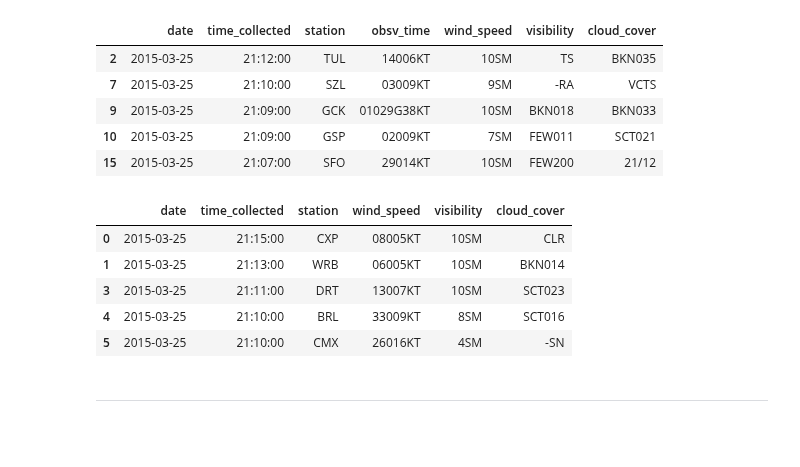
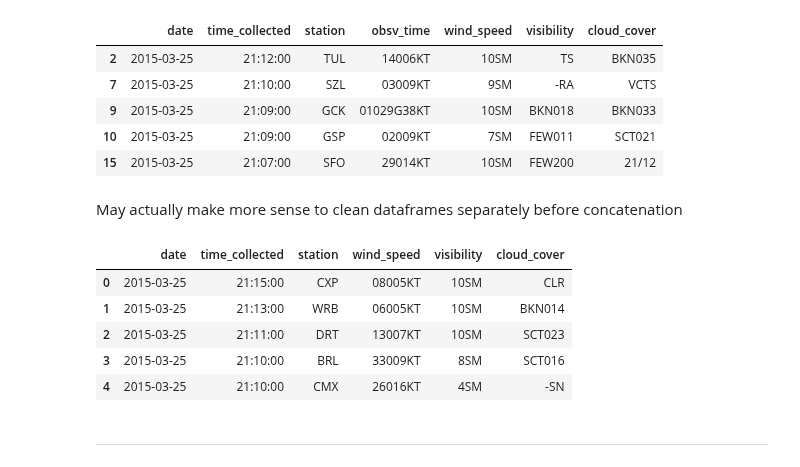
Before and after one commit to hank-butler/METAR_Data, a Jupyter notebook: code/01-data-cleaning.ipynb, the cells around one changed output. Saved outputs shown, nothing was run; the diff lists cells and outputs as text; code cells hidden in the pictures; blank space fills up the shorter version.

Commit message:
notes, reset index

```diff
--- a/code/01-data-cleaning.ipynb
+++ b/code/01-data-cleaning.ipynb
@@ -480,19 +481,23 @@ df_non_auto.head()
 | 15 | 2015-03-25 | 21:07:00 | SFO | 29014KT | 10SM | FEW200 | 21/12 |
 # %%
 assert df_non_auto.shape[1] == df_auto.shape[1]
+# %% [markdown]
+May actually make more sense to clean dataframes separately before concatenation
 # %%
 combined_df = pd.concat([df_auto, df_non_auto])
 
 combined_df.drop(columns = 'obsv_time', inplace = True)
 
+combined_df.reset_index(inplace = True, drop = True)
+
 combined_df.head()
 # %% [output]
 |  | date | time_collected | station | wind_speed | visibility | cloud_cover |
 | 0 | 2015-03-25 | 21:15:00 | CXP | 08005KT | 10SM | CLR |
 | 1 | 2015-03-25 | 21:13:00 | WRB | 06005KT | 10SM | BKN014 |
-| 3 | 2015-03-25 | 21:11:00 | DRT | 13007KT | 10SM | SCT023 |
-| 4 | 2015-03-25 | 21:10:00 | BRL | 33009KT | 8SM | SCT016 |
-| 5 | 2015-03-25 | 21:10:00 | CMX | 26016KT | 4SM | -SN |
+| 2 | 2015-03-25 | 21:11:00 | DRT | 13007KT | 10SM | SCT023 |
+| 3 | 2015-03-25 | 21:10:00 | BRL | 33009KT | 8SM | SCT016 |
+| 4 | 2015-03-25 | 21:10:00 | CMX | 26016KT | 4SM | -SN |
 # %%
 assert len(combined_df) == len(df), "Not the same"
 # %% [markdown]
```
Also changed, not shown: parts of 3 cells of this notebook.
